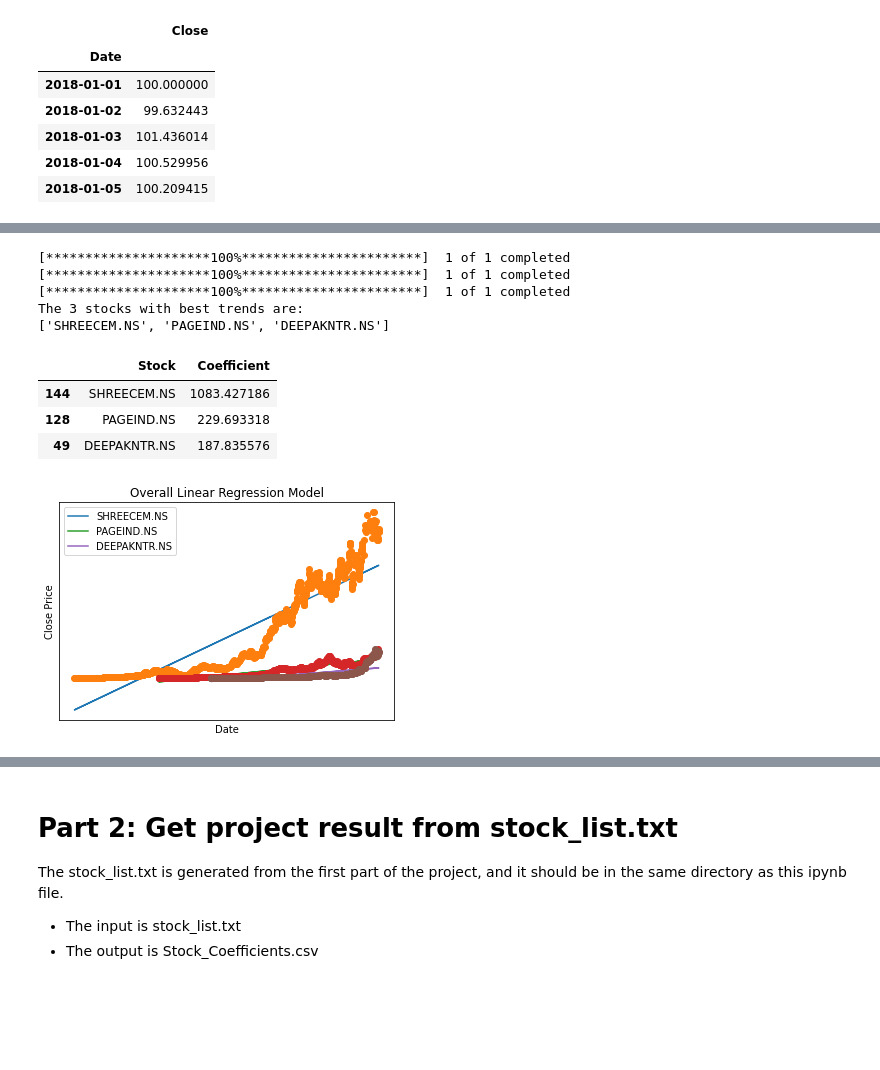
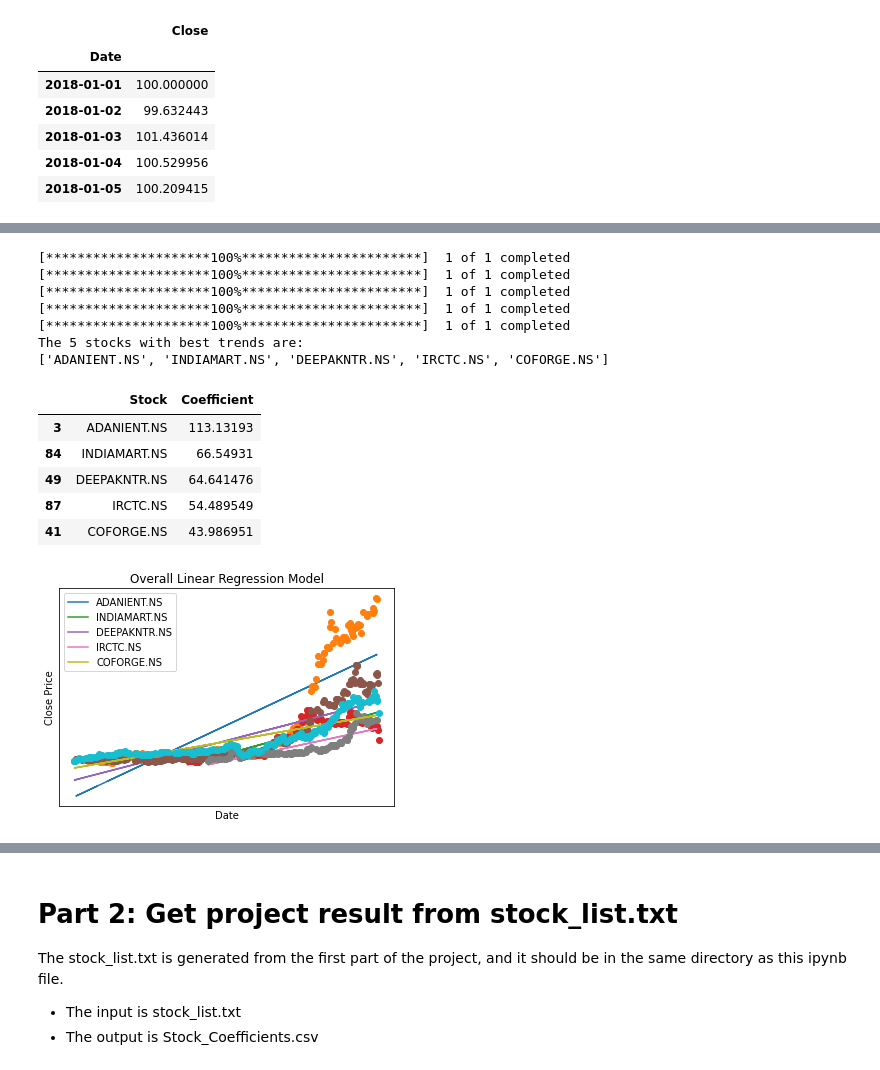
Before and after one commit to arungupta26/stock-recomendation-system, a Jupyter notebook: src/notebooks/Linear Regression.ipynb, the cells around one changed output, grey strips where cells are left out. Cells and saved outputs as stored; diff of their text form; code cells hidden in the pictures; blank space fills up the shorter version.

```diff
--- a/src/notebooks/Linear Regression.ipynb
+++ b/src/notebooks/Linear Regression.ipynb
@@ -245,18 +244,22 @@ def get_top_stock(coefficient_data, n = 5, show_dots = False) :
     return top_stocks
 # %%
 # function5 using example with coefficient_data_test
-get_top_stock(coefficient_data_test, n = 3, show_dots = True)
+get_top_stock(coefficient_data_test, n = 5, show_dots = True)
 # %% [output]
 [*********************100%***********************]  1 of 1 completed
 [*********************100%***********************]  1 of 1 completed
 [*********************100%***********************]  1 of 1 completed
-The 3 stocks with best trends are:
-['SHREECEM.NS', 'PAGEIND.NS', 'DEEPAKNTR.NS']
+[*********************100%***********************]  1 of 1 completed
+[*********************100%***********************]  1 of 1 completed
+The 5 stocks with best trends are:
+['ADANIENT.NS', 'INDIAMART.NS', 'DEEPAKNTR.NS', 'IRCTC.NS', 'COFORGE.NS']
 |  | Stock | Coefficient |
-| 144 | SHREECEM.NS | 1083.427186 |
-| 128 | PAGEIND.NS | 229.693318 |
-| 49 | DEEPAKNTR.NS | 187.835576 |
+| 3 | ADANIENT.NS | 113.13193 |
+| 84 | INDIAMART.NS | 66.54931 |
+| 49 | DEEPAKNTR.NS | 64.641476 |
+| 87 | IRCTC.NS | 54.489549 |
+| 41 | COFORGE.NS | 43.986951 |
-[figure, old version]
+[figure, new version]
 # %%
 # Function6 to get stocks with same trends
 def get_similar_stock(coefficient_data, symbol, n = 3, show_dots = False):
```
Also changed, not shown: parts of 6 cells of this notebook, 2 other files.
